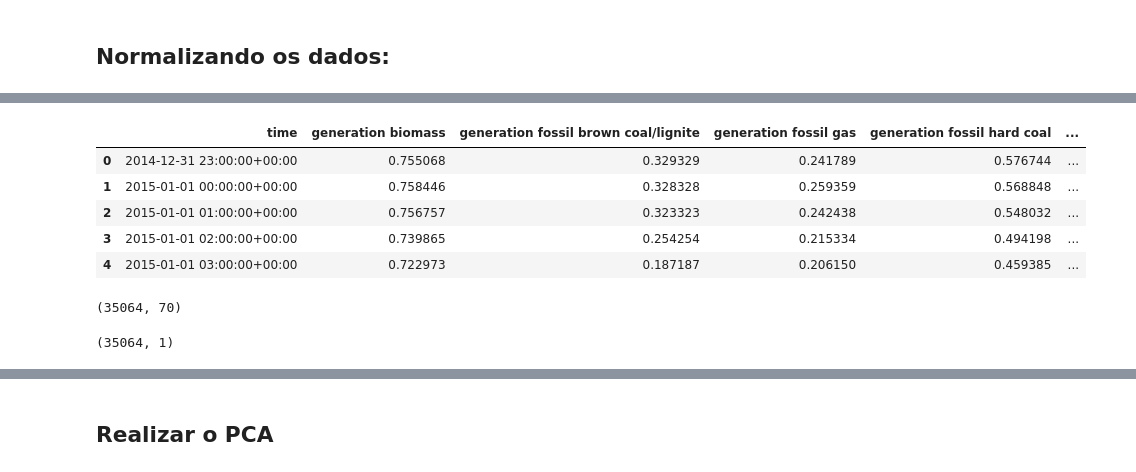
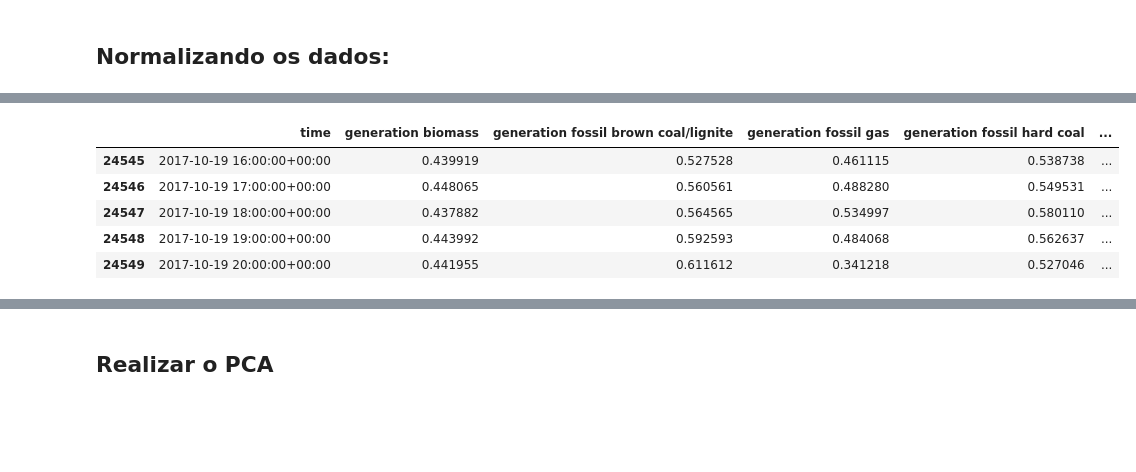
Before and after one commit to secretaria-ICA/Previsao_do_Preco_de_Energia, a Jupyter notebook: TCC_Energia.ipynb, the cells around one changed output, grey strips where cells are left out. Drawn from its saved outputs; the diff is of its cells as text; code cells hidden in the pictures; blank space fills up the shorter version.

Commit message:
Divisao_treino_teste-Ajuste_Normalziacao-Tentar_diminuir_variaveis_Wrapper

```diff
--- a/TCC_Energia.ipynb
+++ b/TCC_Energia.ipynb
@@ -1014,0 +1022,3 @@ Dividindo a varialvel alvo das variáveis preiditivas
+# %%
+df_treino = df_final.iloc[:24545,]
+df_teste = df_final.iloc[24545:,]
@@ -1015,7 +1027,9 @@ Dividindo a varialvel alvo das variáveis preiditivas
 # %%
 # Variaveis preditivas (retirar a coluna contendo avariável alvo do df_final)
-df_variaveis_preditivas = df_final.drop(['price actual'], axis=1)
+df_variaveis_preditivas_treino = df_treino.drop(['price actual'], axis=1)
+df_variaveis_preditivas_teste = df_teste.drop(['price actual'], axis=1)
 
 # Variavel alvo (só pegar a coluna contendo a variavel alvo do df_final)
 # Prgar só um array com os valores para realziar a normalziação
-df_variavel_alvo = df_final[['price actual']]
+df_variavel_alvo_treino = df_final[['time','price actual']].iloc[:24545,]
+df_variavel_alvo_teste = df_final[['time','price actual']].iloc[24545:,]
@@ -1083,0 +1079,26 @@ old_shape = df_variavel_alvo.shape
+# %%
+# Selecionar todas as colunas do dataframe "df_variaveis_preditivas_treino" com excessão da coluna "time" (contém o timestamp e não pode ser normalizado)
+df_variaveis_preditivas_treino_sem_time = df_variaveis_preditivas_treino.loc[:, df_variaveis_preditivas_treino.columns != 'time']
+
+# Criar uma variável ("colunas_normalizar") contendo todos ons nomes das colunas do dataframe acima.
+colunas_normalizar = df_variaveis_preditivas_treino_sem_time.columns.tolist()
+
+# Criando o modelo escalar Min Max:
+escala_preditivas = MinMaxScaler(feature_range=(0, 1))
+
+# treinar o modelo escalar acima apenas nas colunas que estão na lista "colunas_normalizar"). O método "fit_transform" retorna um objeto
+# do tipo "numpy.array", ele será convertido em um objeto "pd.DataFrame" que será salvo em uma variável de nome "df_v_predivas_normalizado"
+df_variaveis_preditivas_treino_normalizado = pd.DataFrame(escala_preditivas.fit_transform(df_variaveis_preditivas_treino[colunas_normalizar].copy()), columns = colunas_normalizar)
+old_shape = df_variaveis_preditivas_treino.shape
+
+# treinar o modelo min max com as variáveis de treino, para ser aplicado postriormente na base de teste:
+escala_preditivas.fit(df_variaveis_preditivas_treino[colunas_normalizar])
+
+# exclui as colunas não normalizadas do "df_variaveis_preditivas_treino"
+df_variaveis_preditivas_treino.drop(colunas_normalizar, axis = 1, inplace = True)
+
+# adiciona as colunas normalizadas presentes no "df_variaveis_preditivas_treino_normalizado" ao "v_preditivas"
+df_variaveis_preditivas_treino = pd.concat([df_variaveis_preditivas_treino, df_variaveis_preditivas_treino_normalizado], axis= 1)
+
+# Realiza a valdiação, se der algo de errado é porque o processo de merge acima não funcionou
+assert old_shape == df_variaveis_preditivas_treino.shape, "Erro Merge"
@@ -1083,0 +1107,4 @@ old_shape = df_variavel_alvo.shape
+# %%
+# treinar o modelo Min_Max na base de teste. Para isso, basta aplicar o modelo Mim_Max que foi treinado acima na base de treino
+# nas cilunas da base de teste
+df_variaveis_preditivas_teste[colunas_normalizar] = escala_preditivas.transform(df_variaveis_preditivas_teste[colunas_normalizar])
@@ -1084,17 +1120,9 @@ old_shape = df_variavel_alvo.shape
 # %%
-df_variaveis_preditivas.head()
+df_variaveis_preditivas_teste.head()
 # %% [output]
 |  | time | generation biomass | generation fossil brown coal/lignite | generation fossil gas | generation fossil hard coal | ... |
-| 0 | 2014-12-31 23:00:00+00:00 | 0.755068 | 0.329329 | 0.241789 | 0.576744 | ... |
-| 1 | 2015-01-01 00:00:00+00:00 | 0.758446 | 0.328328 | 0.259359 | 0.568848 | ... |
-| 2 | 2015-01-01 01:00:00+00:00 | 0.756757 | 0.323323 | 0.242438 | 0.548032 | ... |
-| 3 | 2015-01-01 02:00:00+00:00 | 0.739865 | 0.254254 | 0.215334 | 0.494198 | ... |
-| 4 | 2015-01-01 03:00:00+00:00 | 0.722973 | 0.187187 | 0.206150 | 0.459385 | ... |
+| 24545 | 2017-10-19 16:00:00+00:00 | 0.439919 | 0.527528 | 0.461115 | 0.538738 | ... |
+| 24546 | 2017-10-19 17:00:00+00:00 | 0.448065 | 0.560561 | 0.488280 | 0.549531 | ... |
+| 24547 | 2017-10-19 18:00:00+00:00 | 0.437882 | 0.564565 | 0.534997 | 0.580110 | ... |
+| 24548 | 2017-10-19 19:00:00+00:00 | 0.443992 | 0.592593 | 0.484068 | 0.562637 | ... |
+| 24549 | 2017-10-19 20:00:00+00:00 | 0.441955 | 0.611612 | 0.341218 | 0.527046 | ... |
-# %%
-df_variaveis_preditivas.shape
-# %% [output]
-(35064, 70)
-# %%
-df_variavel_alvo_normalizado.shape
-# %% [output]
-(35064, 1)
```
Also changed, not shown: parts of 28 cells of this notebook.
